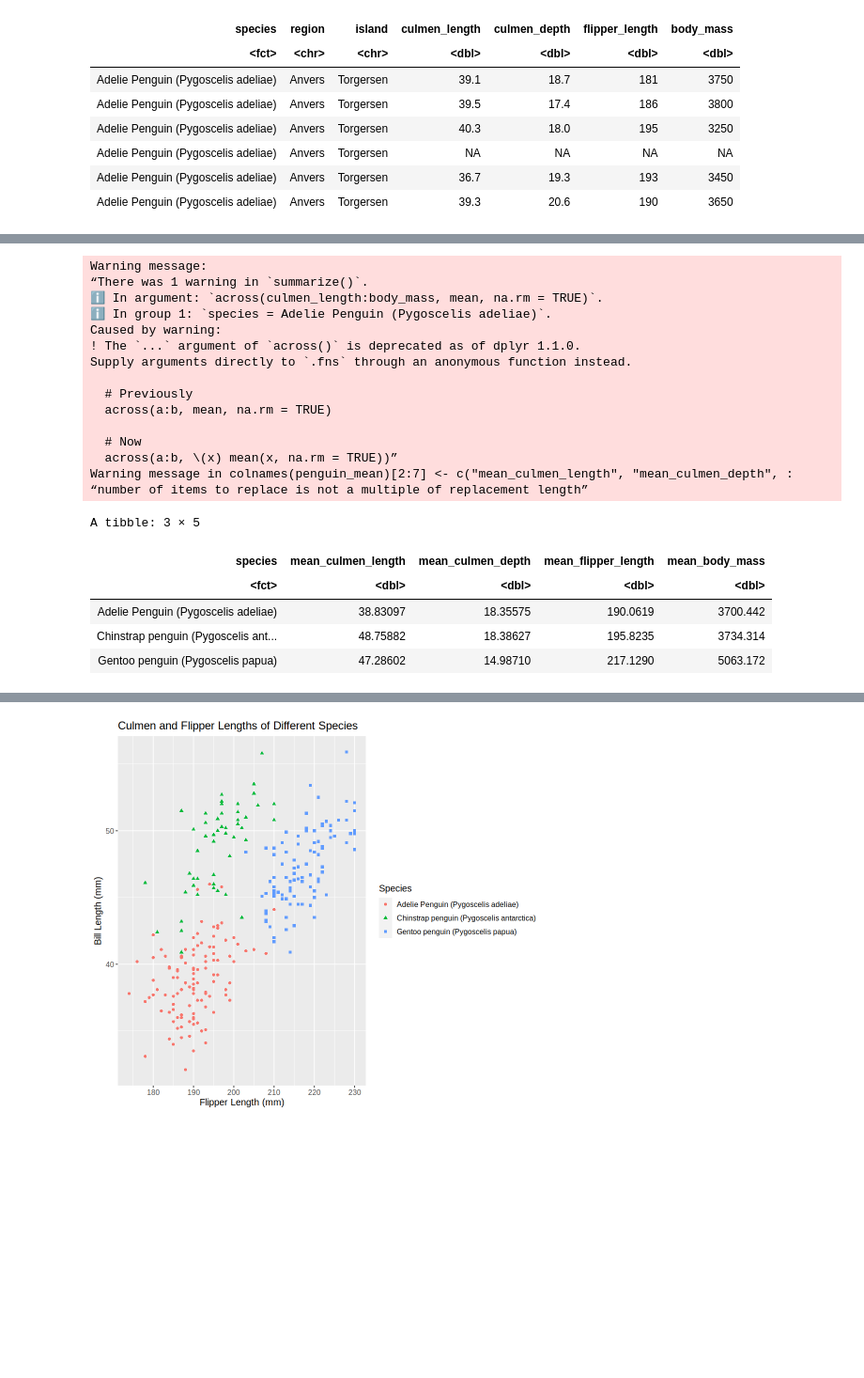
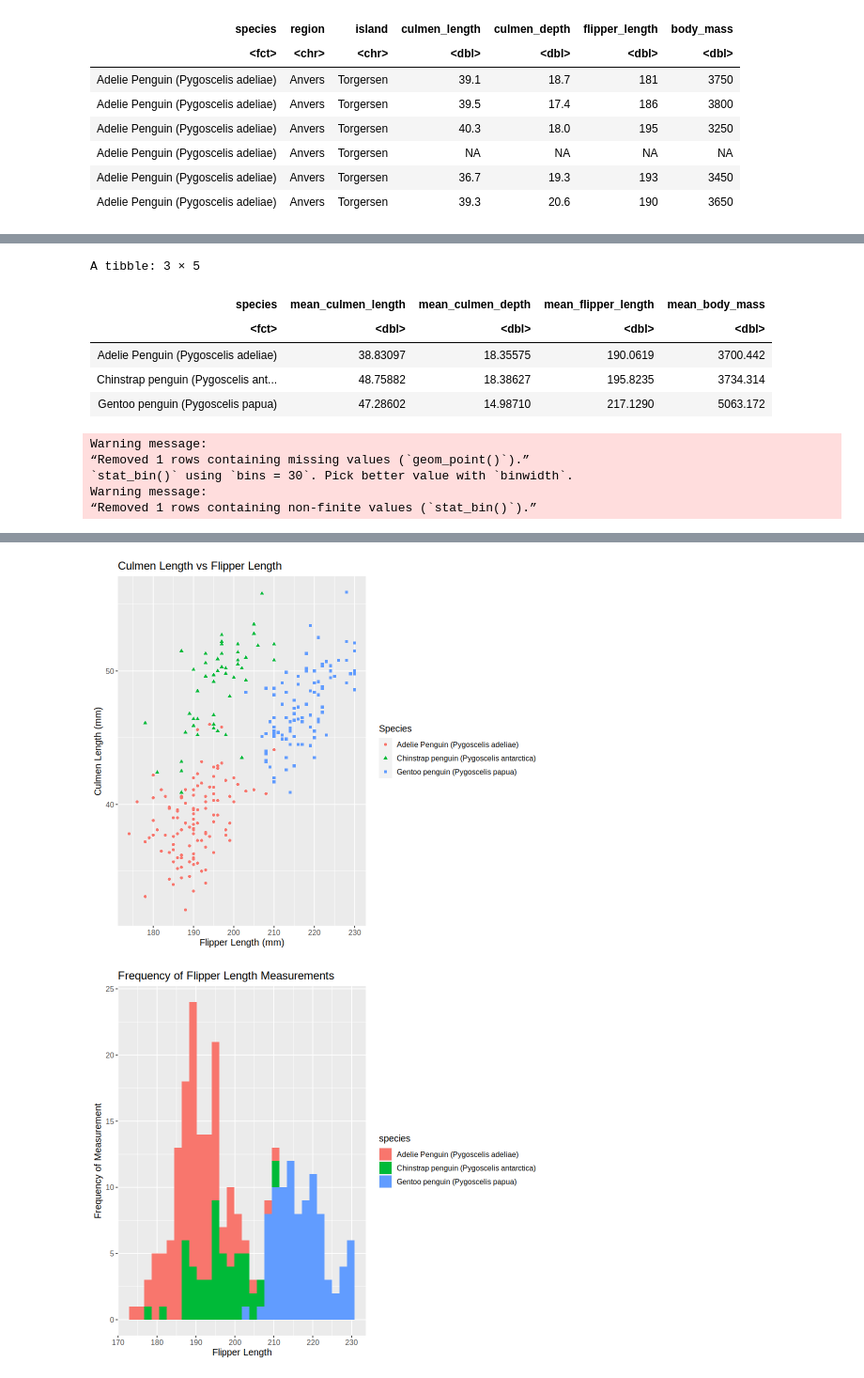
Before and after one commit to matthewsans/DCSI-100-group-project, a Jupyter notebook: Main Document.ipynb, the cells around one changed output, grey strips where cells are left out. Shown at 94% size. Cells and saved outputs as stored; diff of their text form; code cells hidden in the pictures; blank space fills up the shorter version.

```diff
--- a/Main Document.ipynb
+++ b/Main Document.ipynb
@@ -88,40 +81,37 @@ We expect to find that some penguin species typically have certain traits. For e
 # %%
-
+#exploratory data analysis
 penguin_mean <- penguin_training |>
       group_by(species) |>
-      summarize(across(culmen_length:body_mass, mean, na.rm = TRUE))
-colnames(penguin_mean)[2:7] <- c("mean_culmen_length", "mean_culmen_depth", "mean_flipper_length", "mean_body_mass")
-head(penguin_mean)
-penguin_na <- sum(is.na(penguin_training))
-penguin_explore <- mutate(penguin_mean, total_na = penguin_na)
+      summarize(across(culmen_length:body_mass, \(x) mean(x, na.rm = TRUE)))
+colnames(penguin_mean)[2:5] <- c("mean_culmen_length", "mean_culmen_depth", "mean_flipper_length", "mean_body_mass")
+penguin_mean
 
 #Visualization
-options(repr.plot.width = 8, repr.plot.length = 3)
-penguin_visual <- ggplot(penguin_training, aes(x = flipper_length, y = culmen_length, color = species, shape = species)) +
+
+options(repr.plot.width = 8, repr.plot.length = 1)
+penguin_visual <- ggplot(penguin_training, aes(y = culmen_length, x = flipper_length, color = species, shape = species)) +
     geom_point() +
-    labs(x = "Flipper Length (mm)", y = "Bill Length (mm)", color = "Species", shape = "Species") +
-    ggtitle("Culmen and Flipper Lengths of Different Species") +
+    labs(y = "Culmen Length (mm)", x = "Flipper Length (mm)", color = "Species", shape = "Species") +
+    ggtitle("Culmen Length vs Flipper Length") +
     theme(text = element_text(size = 12))
+penguin_visual2 <- ggplot(penguin_training, aes(x = flipper_length, fill = species)) +
+    geom_histogram() +
+    labs(y = "Frequency of Measurement", x = "Flipper Length", title = "Frequency of Flipper Length Measurements") +
+    theme(text = element_text(size = 12))
+
+
+
 penguin_visual
+penguin_visual2
 # %% [output]
-Warning message:
-“There was 1 warning in `summarize()`.
-ℹ In argument: `across(culmen_length:body_mass, mean, na.rm = TRUE)`.
-ℹ In group 1: `species = Adelie Penguin (Pygoscelis adeliae)`.
-Caused by warning:
-! The `...` argument of `across()` is deprecated as of dplyr 1.1.0.
-Supply arguments directly to `.fns` through an anonymous function instead.
-
-  # Previously
-  across(a:b, mean, na.rm = TRUE)
-
-  # Now
-  across(a:b, \(x) mean(x, na.rm = TRUE))”
-Warning message in colnames(penguin_mean)[2:7] <- c("mean_culmen_length", "mean_culmen_depth", :
-“number of items to replace is not a multiple of replacement length”
+A tibble: 3 × 5
+| species | mean_culmen_length | mean_culmen_depth | mean_flipper_length | mean_body_mass |
+| <fct> | <dbl> | <dbl> | <dbl> | <dbl> |
+| Adelie Penguin (Pygoscelis adeliae) | 38.83097 | 18.35575 | 190.0619 | 3700.442 |
+| Chinstrap penguin (Pygoscelis ant... | 48.75882 | 18.38627 | 195.8235 | 3734.314 |
+| Gentoo penguin (Pygoscelis papua) | 47.28602 | 14.98710 | 217.1290 | 5063.172 |
-A tibble: 3 × 5
+Warning message:
+“Removed 1 rows containing missing values (`geom_point()`).”
+`stat_bin()` using `bins = 30`. Pick better value with `binwidth`.
+Warning message:
+“Removed 1 rows containing non-finite values (`stat_bin()`).”
-| species | mean_culmen_length | mean_culmen_depth | mean_flipper_length | mean_body_mass |
-| <fct> | <dbl> | <dbl> | <dbl> | <dbl> |
-| Adelie Penguin (Pygoscelis adeliae) | 38.83097 | 18.35575 | 190.0619 | 3700.442 |
-| Chinstrap penguin (Pygoscelis ant... | 48.75882 | 18.38627 | 195.8235 | 3734.314 |
-| Gentoo penguin (Pygoscelis papua) | 47.28602 | 14.98710 | 217.1290 | 5063.172 |
@@ -130 +118,2 @@ Warning message:
-[figure, old version]
+[figure, new version]
+[figure, added]
```
Also changed, not shown: parts of 7 cells of this notebook.
